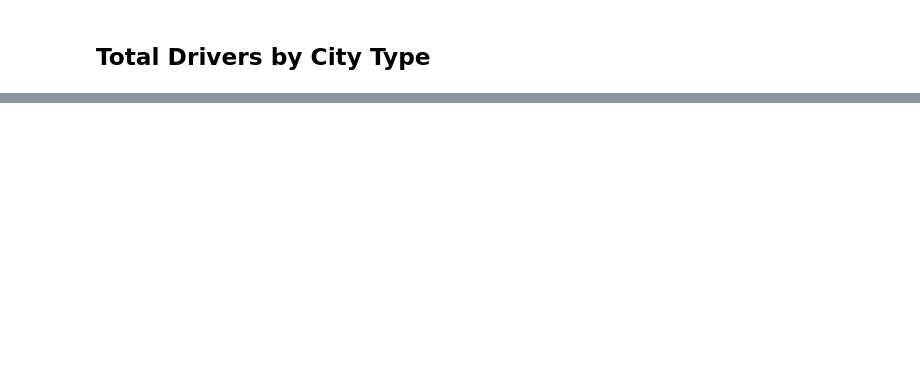
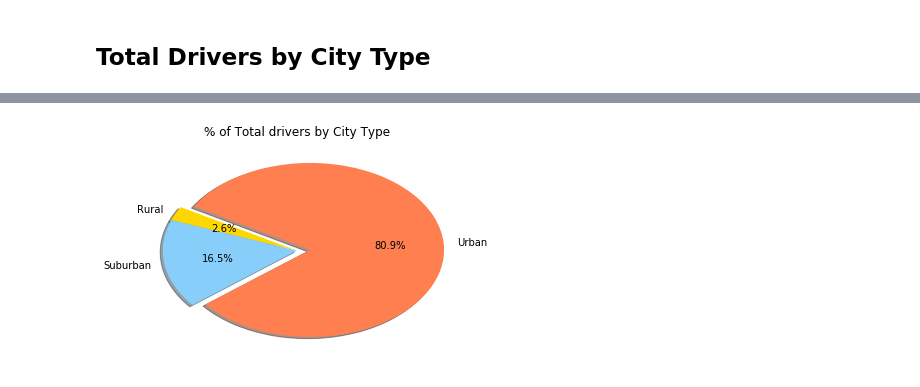
Before and after one commit to kaushiksamaddar/UTAUSTIN-DS-Assignments, a Jupyter notebook: Matplotlib/Pyber/pyber_starter.ipynb, the cells around one changed output, grey strips where cells are left out. Cells and saved outputs as stored; diff of their text form; code cells hidden in the pictures; blank space fills up the shorter version.

```diff
--- a/Matplotlib/Pyber/pyber_starter.ipynb
+++ b/Matplotlib/Pyber/pyber_starter.ipynb
@@ -122,0 +216,13 @@ plt.show()
+# %%
+# Build Pie Chart
+plt.pie(x=totalDriversByType, explode=explodeTuple, labels=cityTypes, colors=pieColors, autopct="%1.1f%%",
+        shadow=True, startangle=150)
+plt.title("% of Total drivers by City Type")
+
+# Save Figure
+plt.savefig("Total drivers by City Type.png")
+
+# Show Figure
+plt.show()
+# %% [output]
+[figure, added]
```
Also changed, not shown: parts of 21 cells of this notebook, 4 other files.
